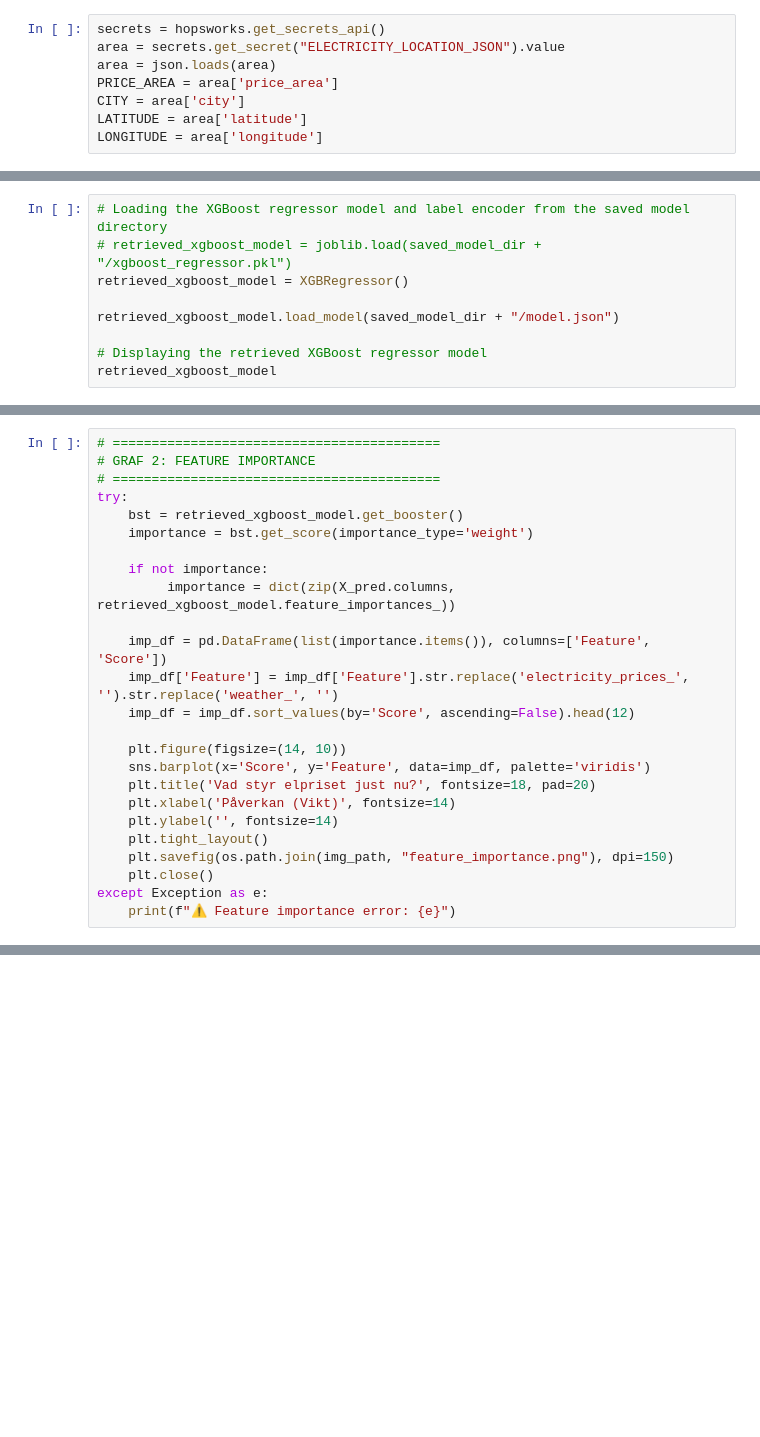
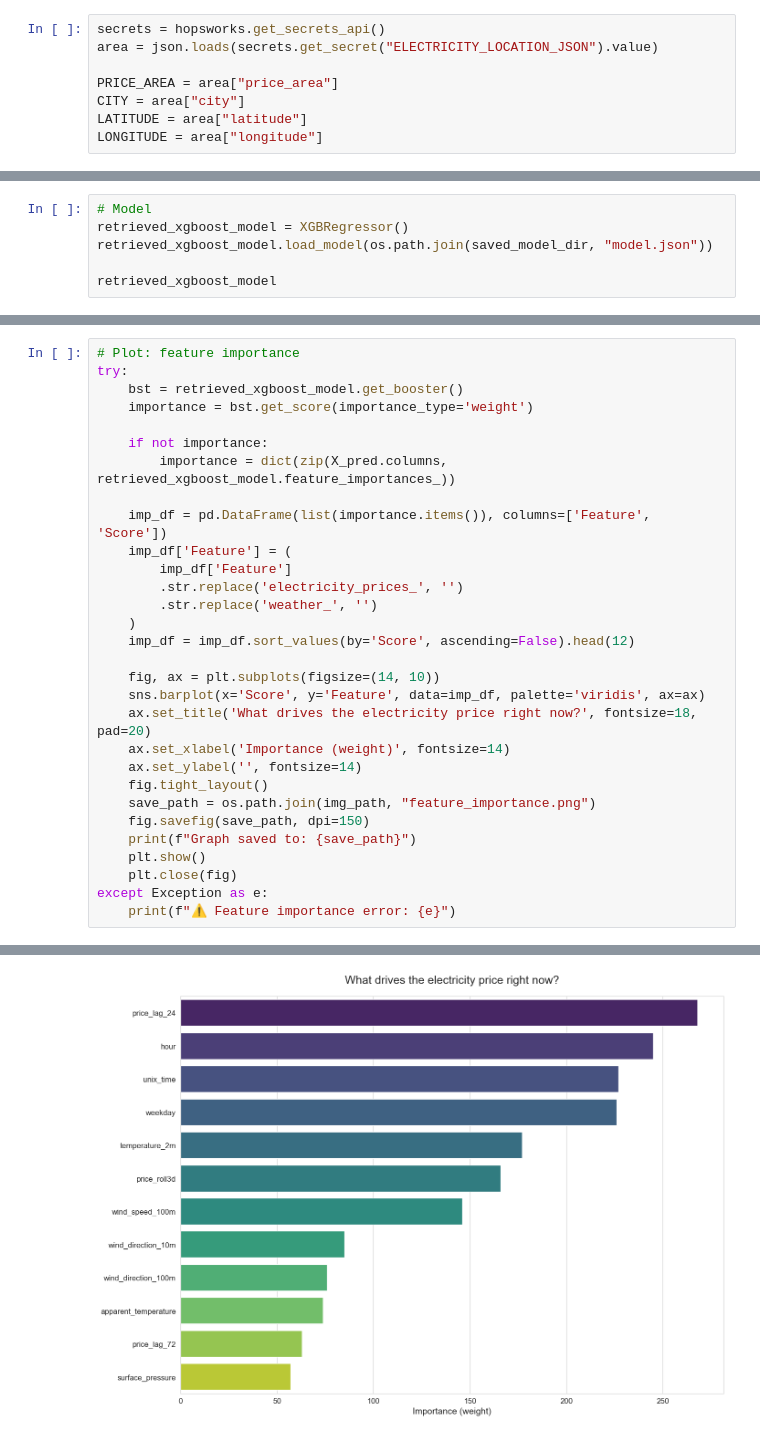
Before and after one commit to Jeppcode/Electricity-Price-Forecast, a Jupyter notebook: NotebooksElectricity/4_electricity_prices_batch_inference.ipynb, the cells around one changed output, grey strips where cells are left out. Drawn from its saved outputs; the diff is of its cells as text; blank space fills up the shorter version.

```diff
--- a/NotebooksElectricity/4_electricity_prices_batch_inference.ipynb
+++ b/NotebooksElectricity/4_electricity_prices_batch_inference.ipynb
@@ -70,11 +62,11 @@ yesterday = today - datetime.timedelta(days = 1)
 # %%
 secrets = hopsworks.get_secrets_api()
-area = secrets.get_secret("ELECTRICITY_LOCATION_JSON").value
-area = json.loads(area)
-PRICE_AREA = area['price_area']
-CITY = area['city']
-LATITUDE = area['latitude']
-LONGITUDE = area['longitude']
+area = json.loads(secrets.get_secret("ELECTRICITY_LOCATION_JSON").value)
+
+PRICE_AREA = area["price_area"]
+CITY = area["city"]
+LATITUDE = area["latitude"]
+LONGITUDE = area["longitude"]
 # %%
 mr = project.get_model_registry()
 
@@ -93,11 +107,8 @@ Downloading model artifact (1 dirs, 3 files)... DONE
 # %%
-# Loading the XGBoost regressor model and label encoder from the saved model directory
-# retrieved_xgboost_model = joblib.load(saved_model_dir + "/xgboost_regressor.pkl")
+# Model
 retrieved_xgboost_model = XGBRegressor()
+retrieved_xgboost_model.load_model(os.path.join(saved_model_dir, "model.json"))
 
-retrieved_xgboost_model.load_model(saved_model_dir + "/model.json")
-
-# Displaying the retrieved XGBoost regressor model
 retrieved_xgboost_model
 # %% [output]
 XGBRegressor(base_score='6.099053E-1', booster='gbtree', callbacks=None,
@@ -282,25 +415,31 @@ plt.close()
 # %%
-# ==========================================
-# GRAF 2: FEATURE IMPORTANCE
-# ==========================================
+# Plot: feature importance
 try:
     bst = retrieved_xgboost_model.get_booster()
     importance = bst.get_score(importance_type='weight')
 
     if not importance:
-         importance = dict(zip(X_pred.columns, retrieved_xgboost_model.feature_importances_))
+        importance = dict(zip(X_pred.columns, retrieved_xgboost_model.feature_importances_))
 
     imp_df = pd.DataFrame(list(importance.items()), columns=['Feature', 'Score'])
-    imp_df['Feature'] = imp_df['Feature'].str.replace('electricity_prices_', '').str.replace('weather_', '')
+    imp_df['Feature'] = (
+        imp_df['Feature']
+        .str.replace('electricity_prices_', '')
+        .str.replace('weather_', '')
+    )
     imp_df = imp_df.sort_values(by='Score', ascending=False).head(12)
 
-    plt.figure(figsize=(14, 10))
-    sns.barplot(x='Score', y='Feature', data=imp_df, palette='viridis')
-    plt.title('Vad styr elpriset just nu?', fontsize=18, pad=20)
-    plt.xlabel('Påverkan (Vikt)', fontsize=14)
-    plt.ylabel('', fontsize=14)
-    plt.tight_layout()
-    plt.savefig(os.path.join(img_path, "feature_importance.png"), dpi=150)
-    plt.close()
+    fig, ax = plt.subplots(figsize=(14, 10))
+    sns.barplot(x='Score', y='Feature', data=imp_df, palette='viridis', ax=ax)
+    ax.set_title('What drives the electricity price right now?', fontsize=18, pad=20)
+    ax.set_xlabel('Importance (weight)', fontsize=14)
+    ax.set_ylabel('', fontsize=14)
+    fig.tight_layout()
+    save_path = os.path.join(img_path, "feature_importance.png")
+    fig.savefig(save_path, dpi=150)
+    print(f"Graph saved to: {save_path}")
+    plt.show()
+    plt.close(fig)
 except Exception as e:
     print(f"⚠️ Feature importance error: {e}")
+# %% [output]
@@ -307 +447,2 @@ except Exception as e:
+[figure, added]
 # %%
```
Also changed, not shown: parts of 10 cells of this notebook, 12 other files.
